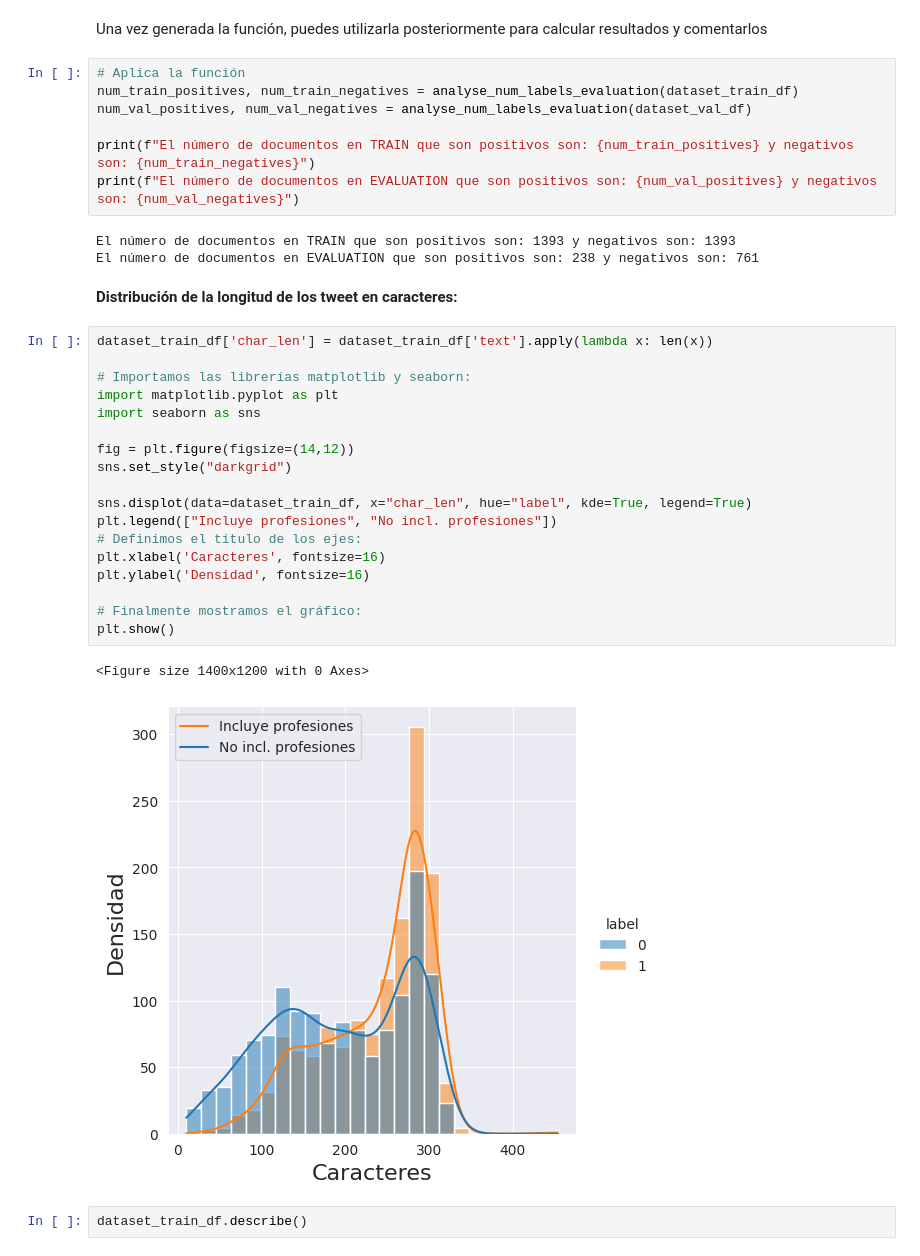
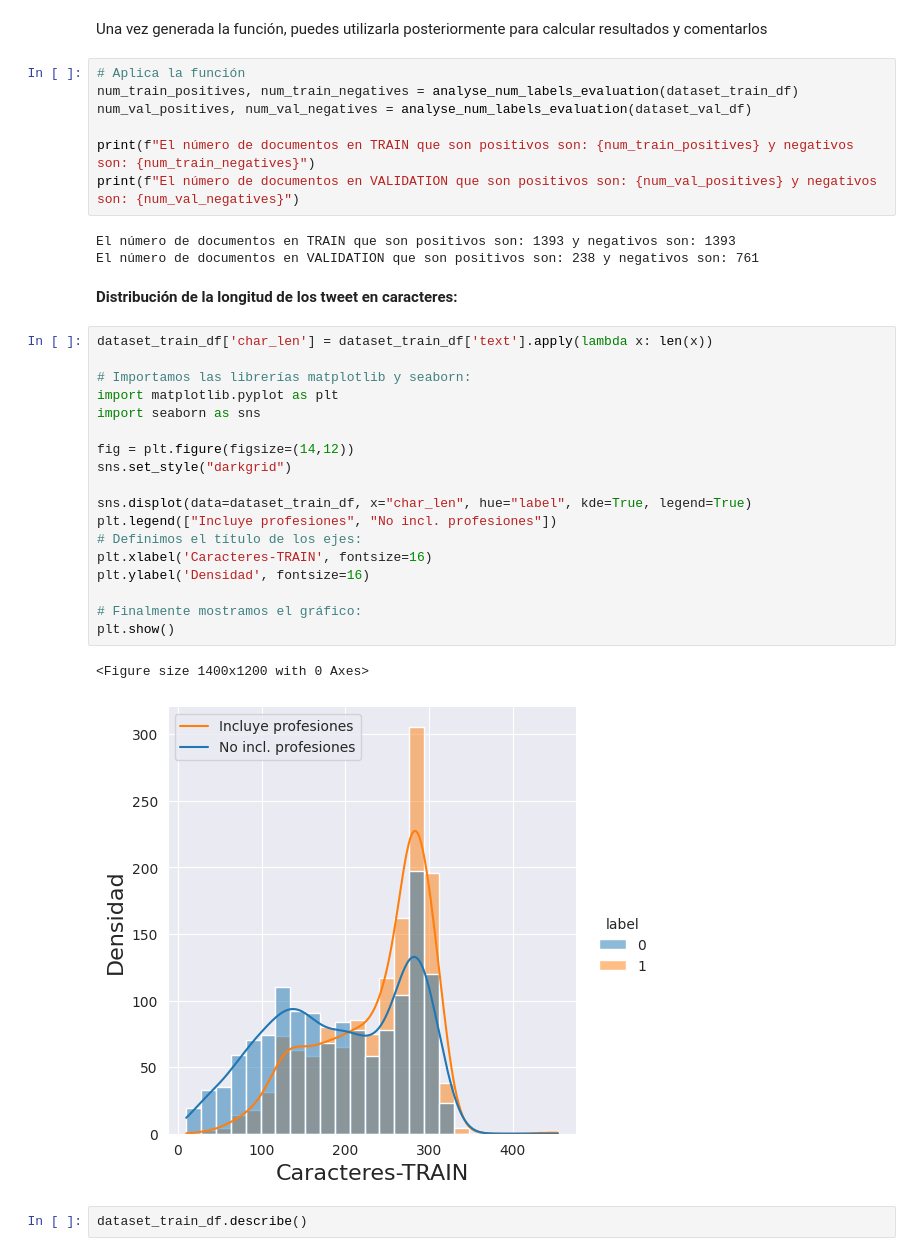
Before and after one commit to ivanrnarvaez/text_mining, a Jupyter notebook: NARVAEZ_BARREIROS_IVAN_RICARDO_Ejercicio1.ipynb, the cells around one changed output. Drawn from its saved outputs; the diff is of its cells as text.

```diff
--- a/NARVAEZ_BARREIROS_IVAN_RICARDO_Ejercicio1.ipynb
+++ b/NARVAEZ_BARREIROS_IVAN_RICARDO_Ejercicio1.ipynb
@@ -225,33 +224,33 @@ num_train_positives, num_train_negatives = analyse_num_labels_evaluation(dataset
 num_val_positives, num_val_negatives = analyse_num_labels_evaluation(dataset_val_df)
 
 print(f"El número de documentos en TRAIN que son positivos son: {num_train_positives} y negativos son: {num_train_negatives}")
-print(f"El número de documentos en EVALUATION que son positivos son: {num_val_positives} y negativos son: {num_val_negatives}")
+print(f"El número de documentos en VALIDATION que son positivos son: {num_val_positives} y negativos son: {num_val_negatives}")
 # %% [output]
 El número de documentos en TRAIN que son positivos son: 1393 y negativos son: 1393
-El número de documentos en EVALUATION que son positivos son: 238 y negativos son: 761
+El número de documentos en VALIDATION que son positivos son: 238 y negativos son: 761
 # %% [markdown]
 **Distribución de la longitud de los tweet en caracteres:**
 # %%
 dataset_train_df['char_len'] = dataset_train_df['text'].apply(lambda x: len(x))
 
 # Importamos las librerías matplotlib y seaborn:
 import matplotlib.pyplot as plt
 import seaborn as sns
 
 fig = plt.figure(figsize=(14,12))
 sns.set_style("darkgrid")
 
 sns.displot(data=dataset_train_df, x="char_len", hue="label", kde=True, legend=True)
 plt.legend(["Incluye profesiones", "No incl. profesiones"])
 # Definimos el título de los ejes:
-plt.xlabel('Caracteres', fontsize=16)
+plt.xlabel('Caracteres-TRAIN', fontsize=16)
 plt.ylabel('Densidad', fontsize=16)
 
 # Finalmente mostramos el gráfico:
 plt.show()
 # %% [output]
 <Figure size 1400x1200 with 0 Axes>
-[figure, old version]
+[figure, new version]
 # %%
 dataset_train_df.describe()
 # %% [output]
```
Also changed, not shown: parts of 15 cells of this notebook.
